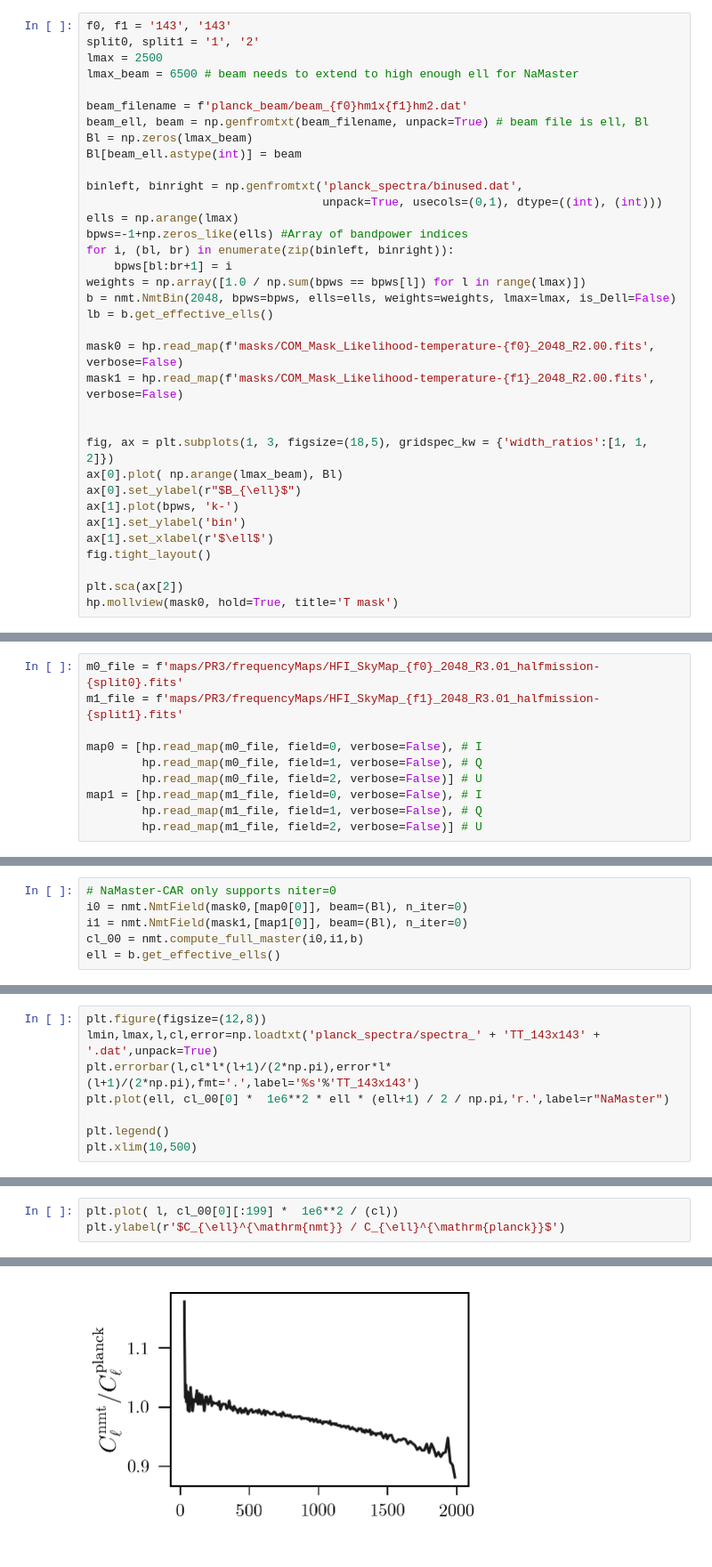
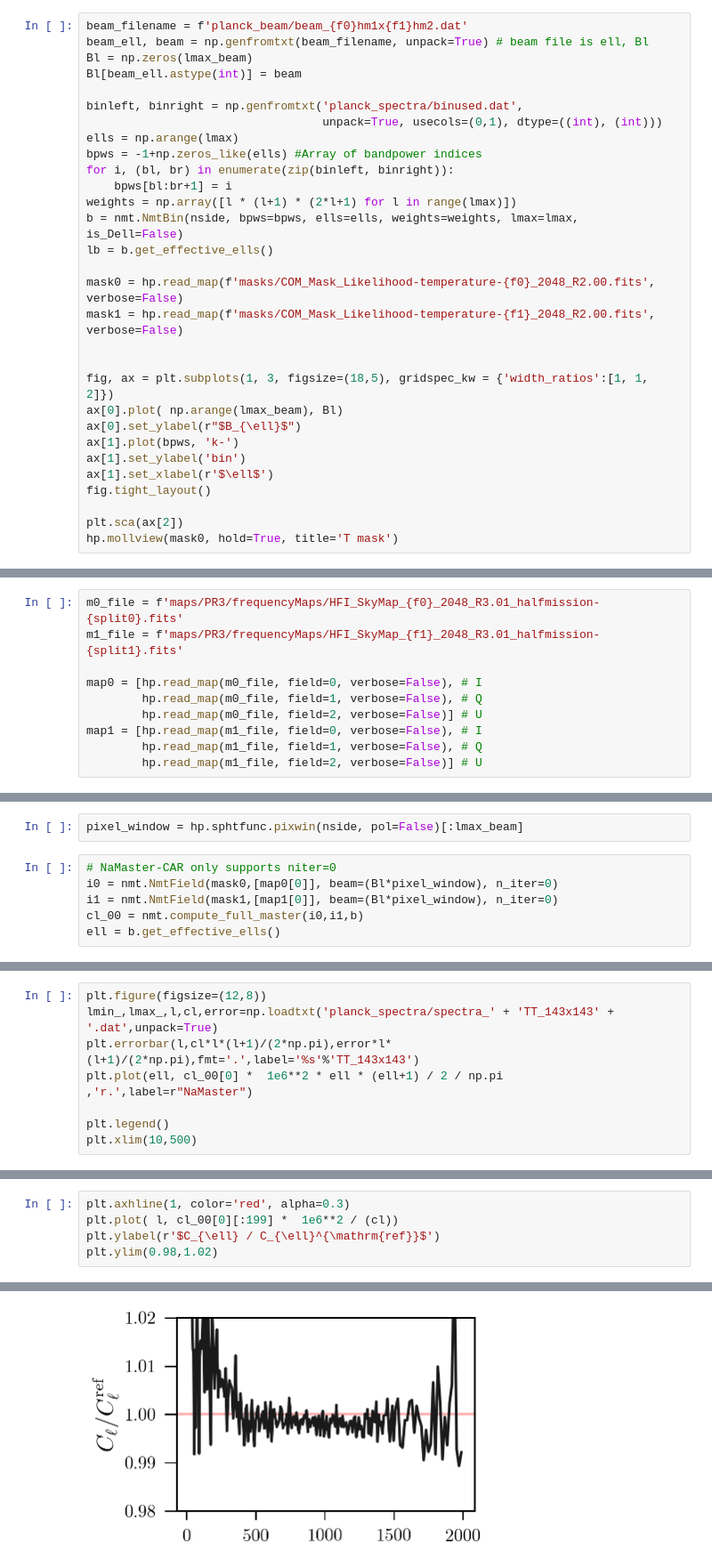
Before and after one commit to xzackli/PSpipe, a Jupyter notebook: project/Planck/Example 1. Cross Spectra.ipynb, the cells around one changed output, grey strips where cells are left out. Shown: that part at 89% size. Drawn from its saved outputs; the diff is of its cells as text.

Commit message:
percent level agreement, low-ell excess remains in Planck spectra

```diff
--- a/project/Planck/Example 1. Cross Spectra.ipynb
+++ b/project/Planck/Example 1. Cross Spectra.ipynb
@@ -14,9 +20,4 @@ import pymaster as nmt
 # %%
-f0, f1 = '143', '143'
-split0, split1 = '1', '2'
-lmax = 2500
-lmax_beam = 6500 # beam needs to extend to high enough ell for NaMaster
-
 beam_filename = f'planck_beam/beam_{f0}hm1x{f1}hm2.dat'
 beam_ell, beam = np.genfromtxt(beam_filename, unpack=True) # beam file is ell, Bl
 Bl = np.zeros(lmax_beam)
@@ -25,11 +26,11 @@ Bl[beam_ell.astype(int)] = beam
 binleft, binright = np.genfromtxt('planck_spectra/binused.dat',
                                   unpack=True, usecols=(0,1), dtype=((int), (int)))
 ells = np.arange(lmax)
-bpws=-1+np.zeros_like(ells) #Array of bandpower indices
+bpws = -1+np.zeros_like(ells) #Array of bandpower indices
 for i, (bl, br) in enumerate(zip(binleft, binright)):
     bpws[bl:br+1] = i
-weights = np.array([1.0 / np.sum(bpws == bpws[l]) for l in range(lmax)])
-b = nmt.NmtBin(2048, bpws=bpws, ells=ells, weights=weights, lmax=lmax, is_Dell=False)
+weights = np.array([l * (l+1) * (2*l+1) for l in range(lmax)])
+b = nmt.NmtBin(nside, bpws=bpws, ells=ells, weights=weights, lmax=lmax, is_Dell=False)
 lb = b.get_effective_ells()
 
 mask0 = hp.read_map(f'masks/COM_Mask_Likelihood-temperature-{f0}_2048_R2.00.fits', verbose=False)
@@ -66,10 +65,12 @@ badpix1 = [(m < -1e30) for m in map1]
 
 map0 = [ (~bp).astype(float) * m for m, bp in zip(map0, badpix0) ]
 map1 = [ (~bp).astype(float) * m for m, bp in zip(map1, badpix1) ]
+# %%
+pixel_window = hp.sphtfunc.pixwin(nside, pol=False)[:lmax_beam]
 # %%
 # NaMaster-CAR only supports niter=0
-i0 = nmt.NmtField(mask0,[map0[0]], beam=(Bl), n_iter=0)
-i1 = nmt.NmtField(mask1,[map1[0]], beam=(Bl), n_iter=0)
+i0 = nmt.NmtField(mask0,[map0[0]], beam=(Bl*pixel_window), n_iter=0)
+i1 = nmt.NmtField(mask1,[map1[0]], beam=(Bl*pixel_window), n_iter=0)
 cl_00 = nmt.compute_full_master(i0,i1,b)
 ell = b.get_effective_ells()
 # %%
@@ -85,8 +86,8 @@ plt.yscale('log')
 # %%
 plt.figure(figsize=(12,8))
-lmin,lmax,l,cl,error=np.loadtxt('planck_spectra/spectra_' + 'TT_143x143' + '.dat',unpack=True)
+lmin_,lmax_,l,cl,error=np.loadtxt('planck_spectra/spectra_' + 'TT_143x143' + '.dat',unpack=True)
 plt.errorbar(l,cl*l*(l+1)/(2*np.pi),error*l*(l+1)/(2*np.pi),fmt='.',label='%s'%'TT_143x143')
-plt.plot(ell, cl_00[0] *  1e6**2 * ell * (ell+1) / 2 / np.pi,'r.',label=r"NaMaster")
+plt.plot(ell, cl_00[0] *  1e6**2 * ell * (ell+1) / 2 / np.pi  ,'r.',label=r"NaMaster")
 
 plt.legend()
 plt.xlim(10,500)
@@ -96,4 +97,6 @@ plt.xlim(10,500)
 # %%
+plt.axhline(1, color='red', alpha=0.3)
 plt.plot( l, cl_00[0][:199] *  1e6**2 / (cl))
-plt.ylabel(r'$C_{\ell}^{\mathrm{nmt}} / C_{\ell}^{\mathrm{planck}}$')
+plt.ylabel(r'$C_{\ell} / C_{\ell}^{\mathrm{ref}}$')
+plt.ylim(0.98,1.02)
 # %% [output]
@@ -101 +104 @@ Text(0, 0.5, '$C_{\\ell}^{\\mathrm{nmt}} / C_{\\ell}^{\\mathrm{planck}}$')
-[figure, old version]
+[figure, new version]
```
Also changed, not shown: parts of 6 cells of this notebook.
